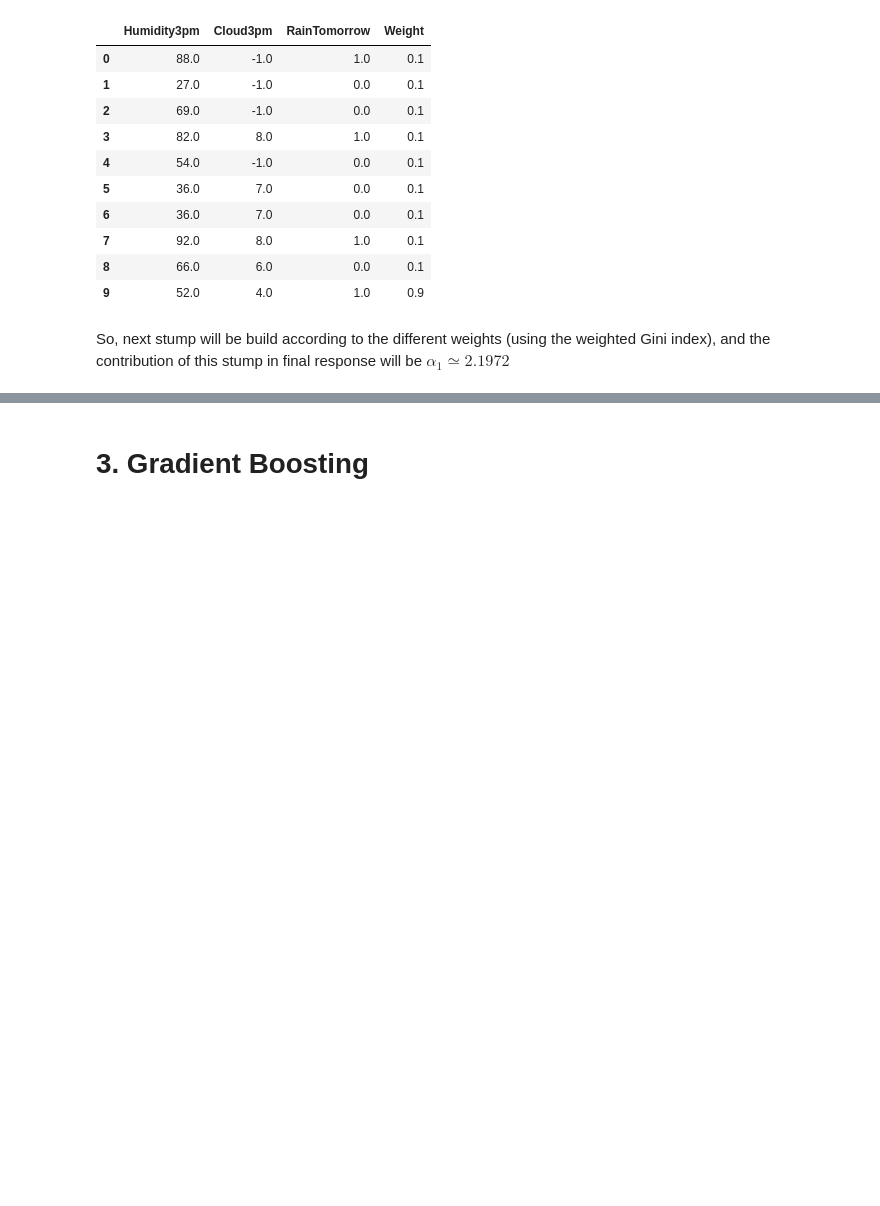
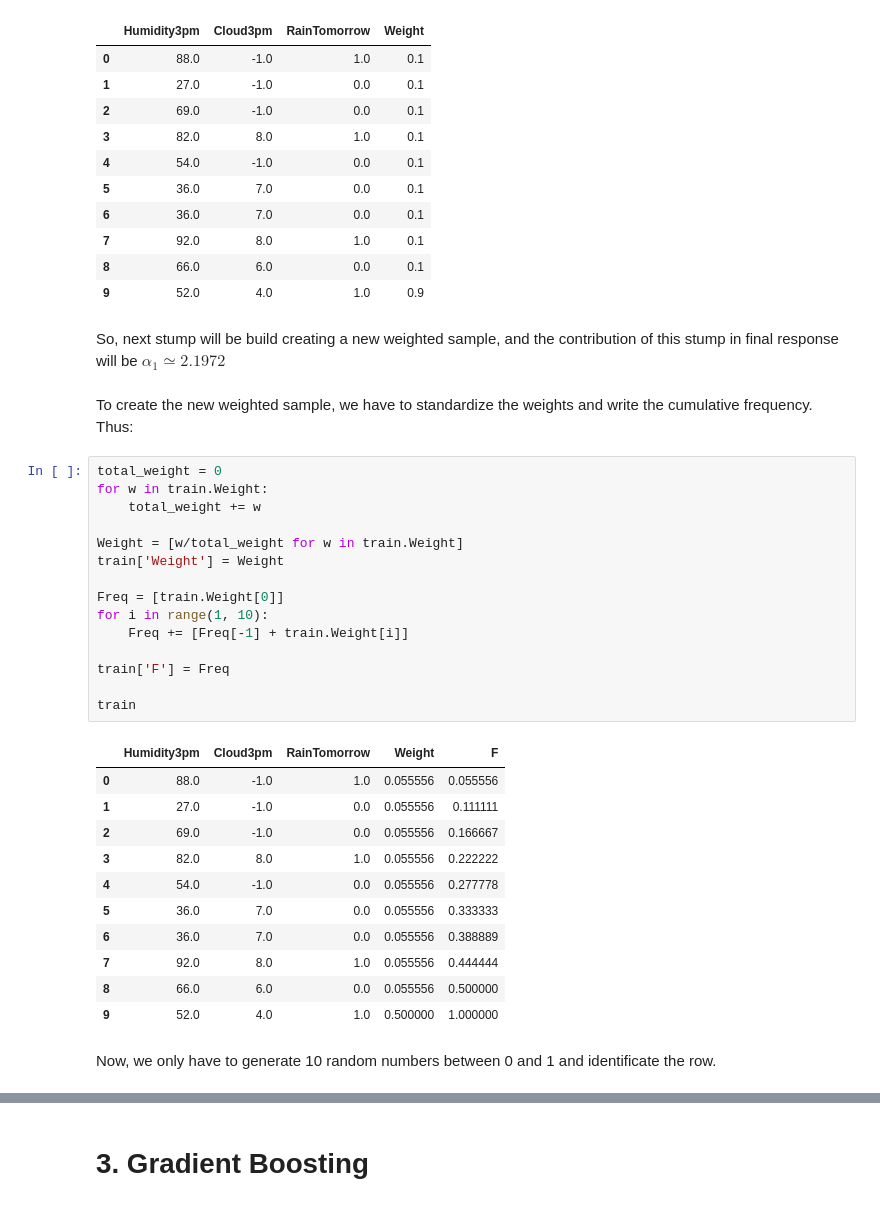
Before and after one commit to GinesMeca/TFG, a Jupyter notebook: notebooks/5. Boosting algorithms (Theory).ipynb, the cells around one changed output, grey strips where cells are left out. Drawn from its saved outputs; the diff is of its cells as text; blank space fills up the shorter version.

```diff
--- a/notebooks/5. Boosting algorithms (Theory).ipynb
+++ b/notebooks/5. Boosting algorithms (Theory).ipynb
@@ -261,4 +261,35 @@ train
 | 8 | 66.0 | 6.0 | 0.0 | 0.1 |
 | 9 | 52.0 | 4.0 | 1.0 | 0.9 |
 # %% [markdown]
-So, next stump will be build according to the different weights (using the weighted Gini index), and the contribution of this stump in final response will be $\alpha_1 \simeq 2.1972$
+So, next stump will be build creating a new weighted sample, and the contribution of this stump in final response will be $\alpha_1 \simeq 2.1972$
+# %% [markdown]
+To create the new weighted sample, we have to standardize the weights and write the cumulative frequency. Thus:
+# %%
+total_weight = 0
+for w in train.Weight:
+    total_weight += w
+
+Weight = [w/total_weight for w in train.Weight]
+train['Weight'] = Weight
+
+Freq = [train.Weight[0]]
+for i in range(1, 10):
+    Freq += [Freq[-1] + train.Weight[i]]
+
+train['F'] = Freq
+
+train
+# %% [output]
+|  | Humidity3pm | Cloud3pm | RainTomorrow | Weight | F |
+| 0 | 88.0 | -1.0 | 1.0 | 0.055556 | 0.055556 |
+| 1 | 27.0 | -1.0 | 0.0 | 0.055556 | 0.111111 |
+| 2 | 69.0 | -1.0 | 0.0 | 0.055556 | 0.166667 |
+| 3 | 82.0 | 8.0 | 1.0 | 0.055556 | 0.222222 |
+| 4 | 54.0 | -1.0 | 0.0 | 0.055556 | 0.277778 |
+| 5 | 36.0 | 7.0 | 0.0 | 0.055556 | 0.333333 |
+| 6 | 36.0 | 7.0 | 0.0 | 0.055556 | 0.388889 |
+| 7 | 92.0 | 8.0 | 1.0 | 0.055556 | 0.444444 |
+| 8 | 66.0 | 6.0 | 0.0 | 0.055556 | 0.500000 |
+| 9 | 52.0 | 4.0 | 1.0 | 0.500000 | 1.000000 |
+# %% [markdown]
+Now, we only have to generate 10 random numbers between 0 and 1 and identificate the row.
```
Also changed, not shown: parts of 7 cells of this notebook, 1 other file.
